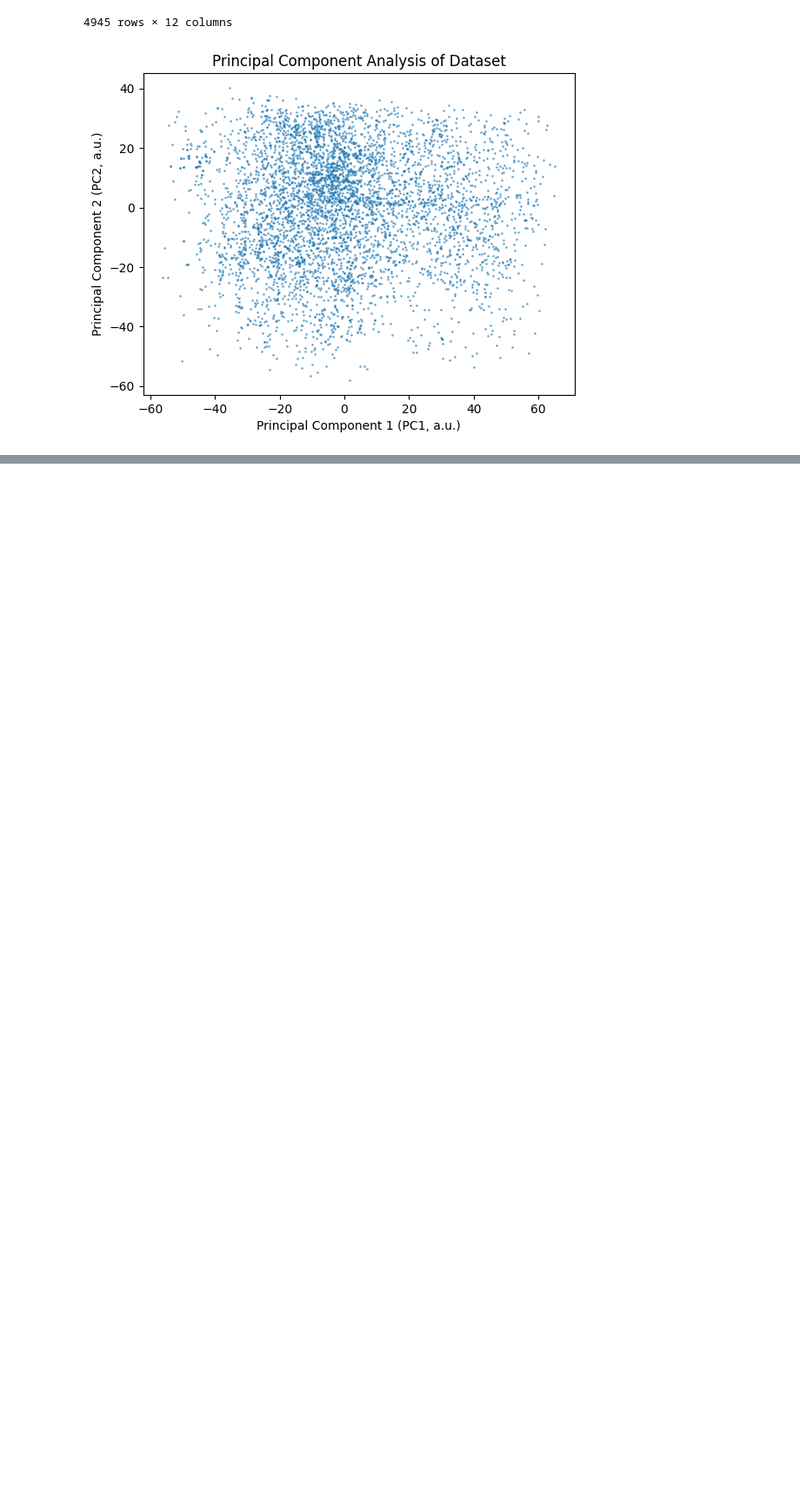
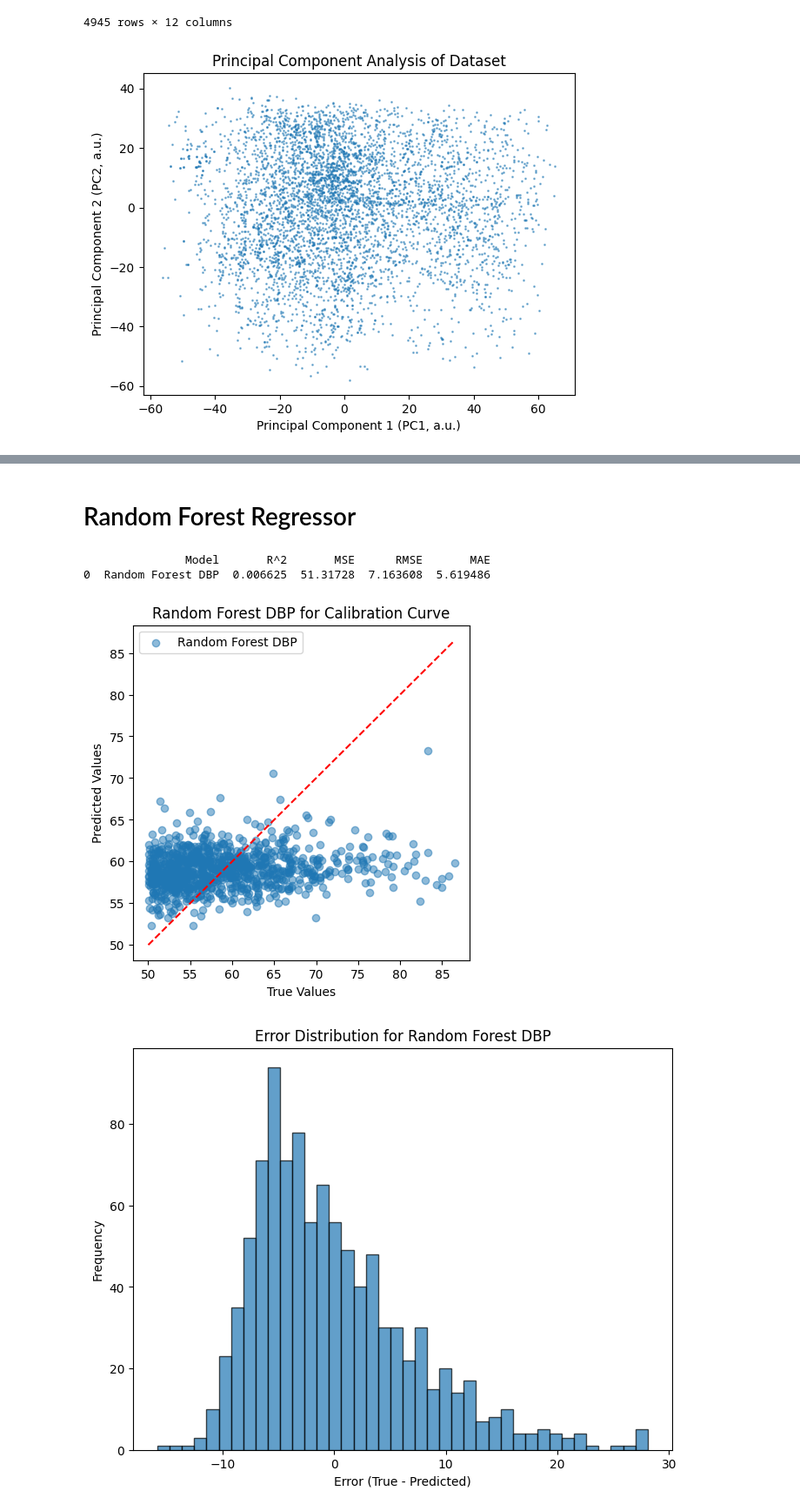
Before and after one commit to AniruthAnanth/CuffLessBloodPressureEstimation, a Jupyter notebook: main.ipynb, the cells around one changed output, grey strips where cells are left out. Shown at 87% size. Drawn from its saved outputs; the diff is of its cells as text; code cells hidden in the pictures; blank space fills up the shorter version.

```diff
--- a/main.ipynb
+++ b/main.ipynb
@@ -38,0 +117,15 @@ plt.close()
+# %% [markdown]
+# Random Forest Regressor
+# %%
+from sklearn.ensemble import RandomForestRegressor
+
+# Random Forest for DBP
+rf_dbp = RandomForestRegressor(n_estimators=100, random_state=42)
+rf_dbp.fit(X_train, dbp_train)
+dbp_pred_rf = rf_dbp.predict(X_test)
+evaluate_regression(dbp_test, dbp_pred_rf, label="Random Forest DBP")
+# %% [output]
+               Model       R^2       MSE      RMSE       MAE
+0  Random Forest DBP  0.006625  51.31728  7.163608  5.619486
+[figure, added]
+[figure, added]
```
Also changed, not shown: parts of 13 cells of this notebook.
